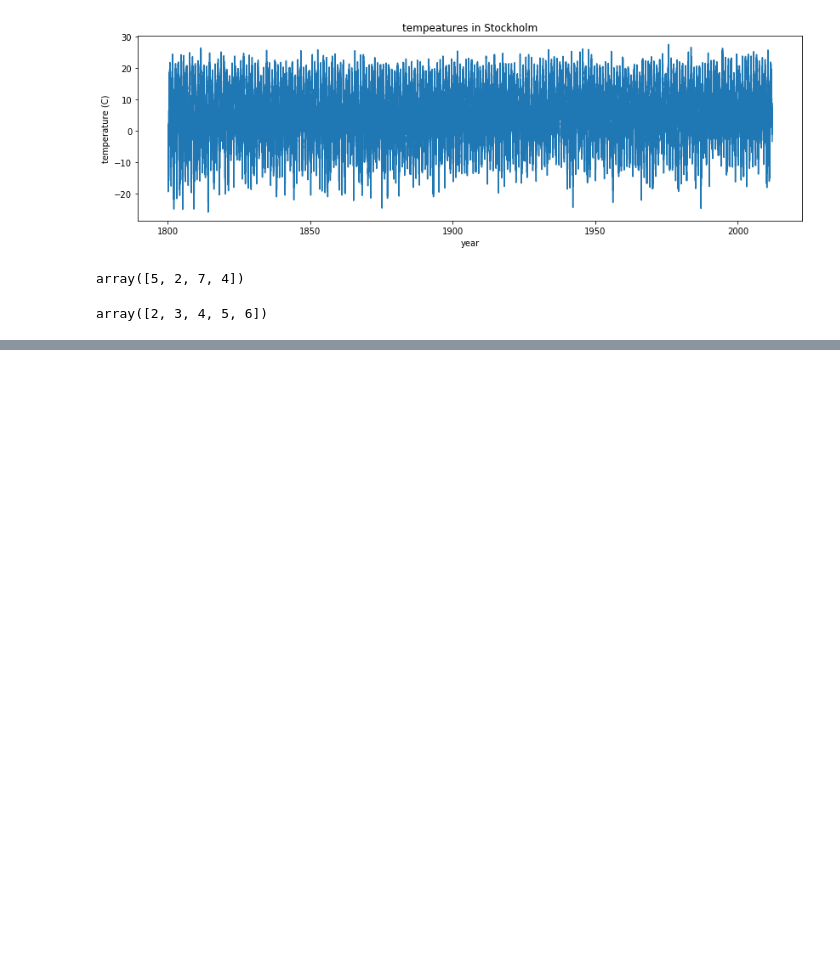
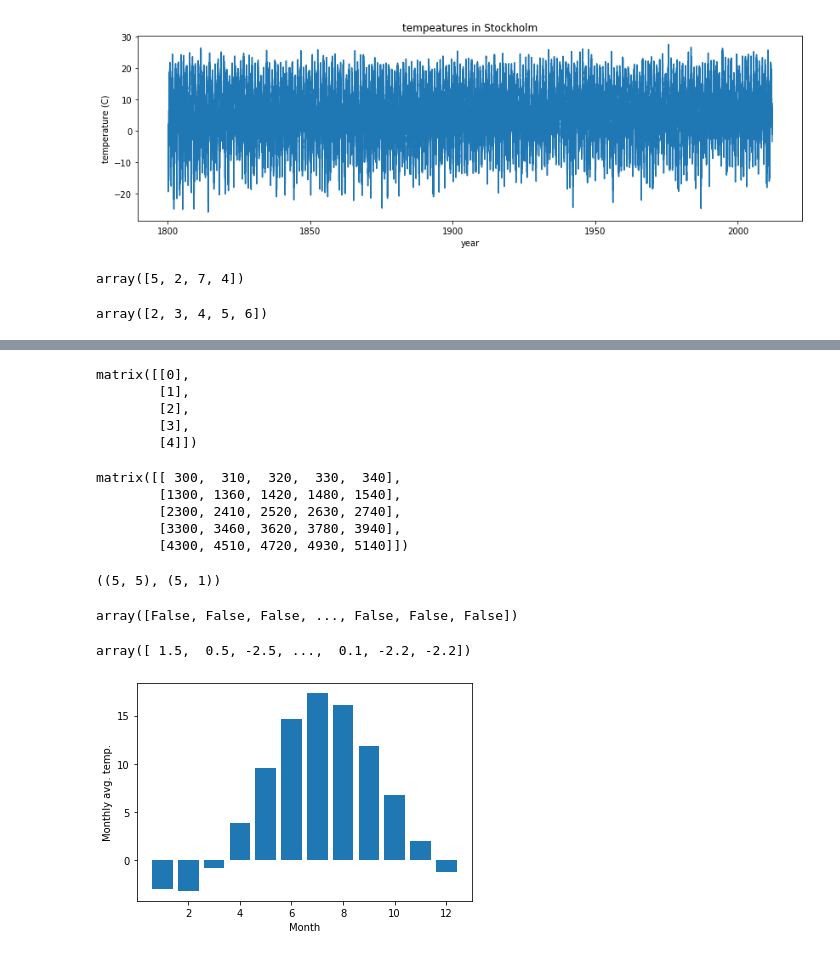
Before and after one commit to vladb99/htwg, a Jupyter notebook: S3/SSS/Vorbereitung/Python/jupyter/Lecture-multi-dimensional.ipynb, the cells around one changed output, grey strips where cells are left out. Cells and saved outputs as stored; diff of their text form; code cells hidden in the pictures; blank space fills up the shorter version.

```diff
--- a/S3/SSS/Vorbereitung/Python/jupyter/Lecture-multi-dimensional.ipynb
+++ b/S3/SSS/Vorbereitung/Python/jupyter/Lecture-multi-dimensional.ipynb
@@ -65,0 +99,39 @@ array([2, 3, 4, 5, 6])
+# %%
+v
+# %% [output]
+matrix([[0],
+        [1],
+        [2],
+        [3],
+        [4]])
+# %%
+M * M
+# %% [output]
+matrix([[ 300,  310,  320,  330,  340],
+        [1300, 1360, 1420, 1480, 1540],
+        [2300, 2410, 2520, 2630, 2740],
+        [3300, 3460, 3620, 3780, 3940],
+        [4300, 4510, 4720, 4930, 5140]])
+# %%
+shape(M), shape(v)
+# %% [output]
+((5, 5), (5, 1))
+# %%
+unique(data[:,1])
+mask_feb = data[:,1] == 2
+mask_feb
+# %% [output]
+array([False, False, False, ..., False, False, False])
+# %%
+data[mask_feb, 3]
+# %% [output]
+array([ 1.5,  0.5, -2.5, ...,  0.1, -2.2, -2.2])
+# %%
+months = arange(1,13)
+monthly_mean = [mean(data[data[:,1] == month, 3]) for month in months]
+fig, ax = plt.subplots()
+ax.bar(months, monthly_mean)
+ax.set_xlabel("Month")
+ax.set_ylabel("Monthly avg. temp.");
+# %% [output]
+[figure, added]
```
Also changed, not shown: parts of 6 cells of this notebook, 21 other files.
